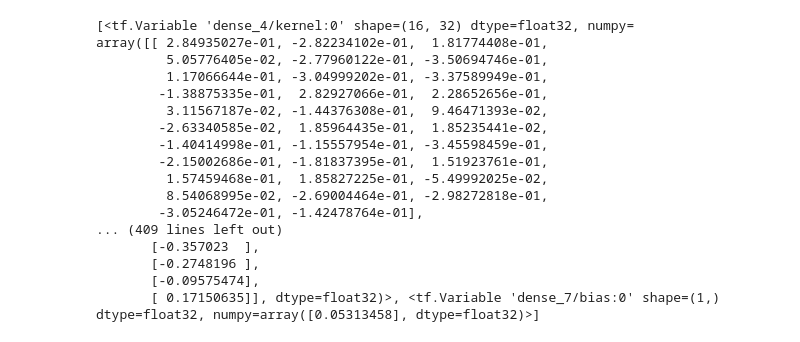
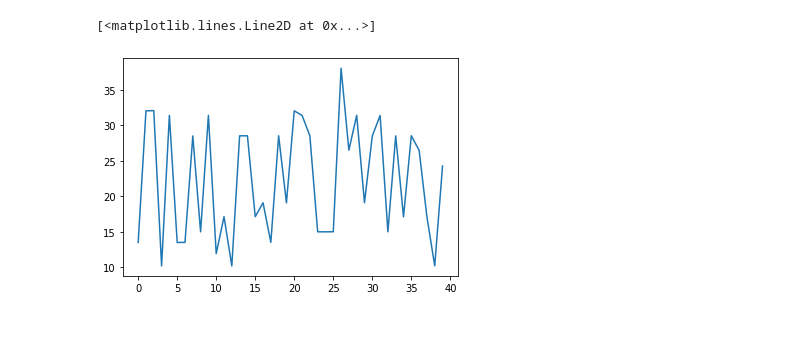
Before and after one commit to lovemachune/DeepLearning, a Jupyter notebook: Hw1/test_model.ipynb, the cells around one changed output. Cells and saved outputs as stored; diff of their text form; code cells hidden in the pictures.

```diff
--- a/Hw1/test_model.ipynb
+++ b/Hw1/test_model.ipynb
@@ -83,20 +85,5 @@ plt.plot(t[:40],y_test[:40])
-# %%
-print(model.trainable_variables)
-# %% [output]
-[<tf.Variable 'dense_4/kernel:0' shape=(16, 32) dtype=float32, numpy=
-array([[ 2.84935027e-01, -2.82234102e-01,  1.81774408e-01,
-         5.05776405e-02, -2.77960122e-01, -3.50694746e-01,
-         1.17066644e-01, -3.04999202e-01, -3.37589949e-01,
-        -1.38875335e-01,  2.82927066e-01,  2.28652656e-01,
-         3.11567187e-02, -1.44376308e-01,  9.46471393e-02,
-        -2.63340585e-02,  1.85964435e-01,  1.85235441e-02,
-        -1.40414998e-01, -1.15557954e-01, -3.45598459e-01,
-        -2.15002686e-01, -1.81837395e-01,  1.51923761e-01,
-         1.57459468e-01,  1.85827225e-01, -5.49992025e-02,
-         8.54068995e-02, -2.69004464e-01, -2.98272818e-01,
-        -3.05246472e-01, -1.42478764e-01],
-... (409 lines left out)
-       [-0.357023  ],
-       [-0.2748196 ],
-       [-0.09575474],
-       [ 0.17150635]], dtype=float32)>, <tf.Variable 'dense_7/bias:0' shape=(1,) dtype=float32, numpy=array([0.05313458], dtype=float32)>]
+# %%
+plt.plot(t[:40],answer[:40])
+# %% [output]
+[<matplotlib.lines.Line2D at 0x...>]
+[figure, added]
```
Also changed, not shown: parts of 6 cells of this notebook, 1 other file.
